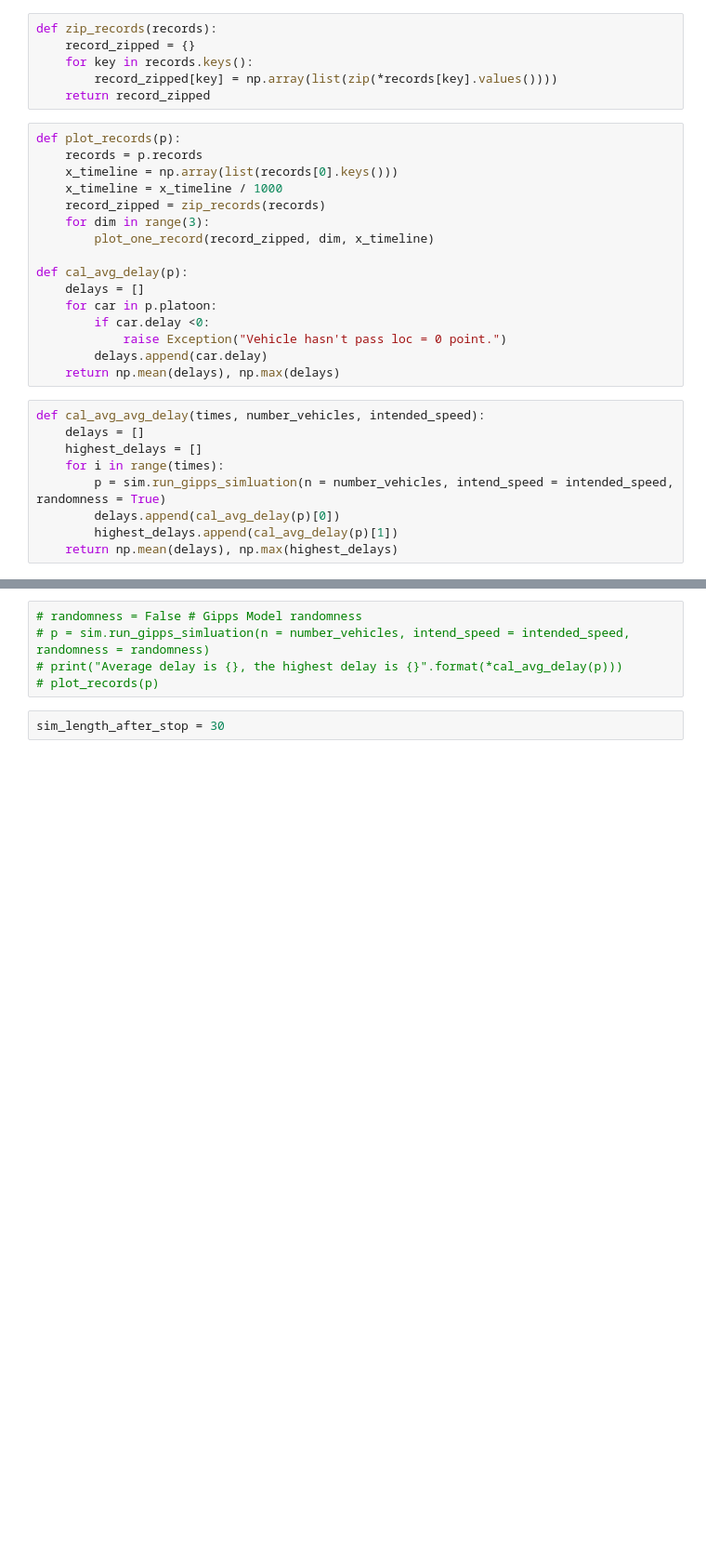
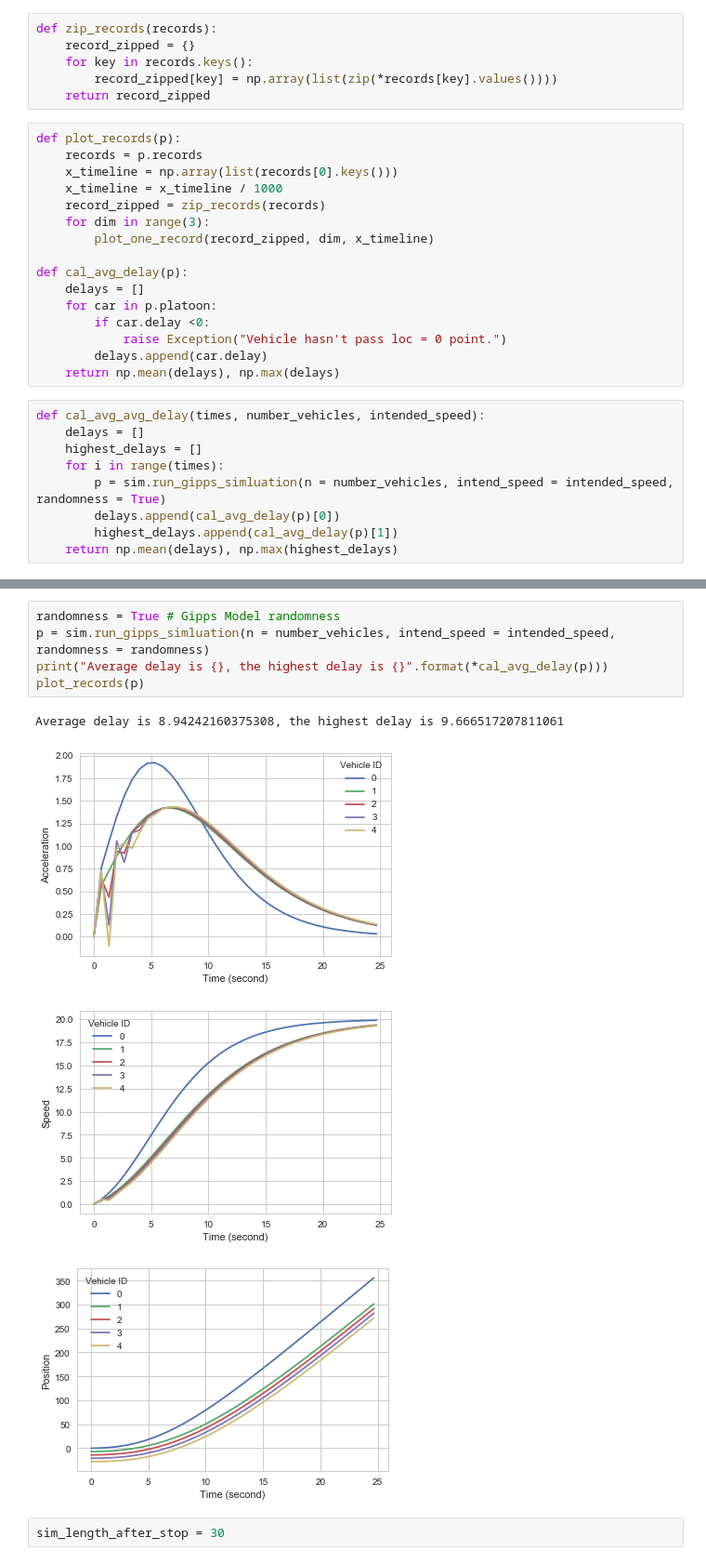
Before and after one commit to JiyanBlack/VDSF-Vehicle_Deque_Simulation_Framework, a Jupyter notebook: source/exp-visualization.ipynb, the cells around one changed output, grey strips where cells are left out. Shown at 93% size. Cells and saved outputs as stored; diff of their text form; blank space fills up the shorter version.

```diff
--- a/source/exp-visualization.ipynb
+++ b/source/exp-visualization.ipynb
@@ -61,8 +83,13 @@ sim = Simulation(time = simulation_time)
 # %%
-# randomness = False # Gipps Model randomness
-# p = sim.run_gipps_simluation(n = number_vehicles, intend_speed = intended_speed, randomness = randomness)
-# print("Average delay is {}, the highest delay is {}".format(*cal_avg_delay(p)))
-# plot_records(p)
+randomness = True # Gipps Model randomness
+p = sim.run_gipps_simluation(n = number_vehicles, intend_speed = intended_speed, randomness = randomness)
+print("Average delay is {}, the highest delay is {}".format(*cal_avg_delay(p)))
+plot_records(p)
+# %% [output]
+Average delay is 8.94242160375308, the highest delay is 9.666517207811061
+[figure, added]
+[figure, added]
+[figure, added]
 # %%
 sim_length_after_stop = 30
 # %%
```
Also changed, not shown: parts of 7 cells of this notebook, 8 other files.
